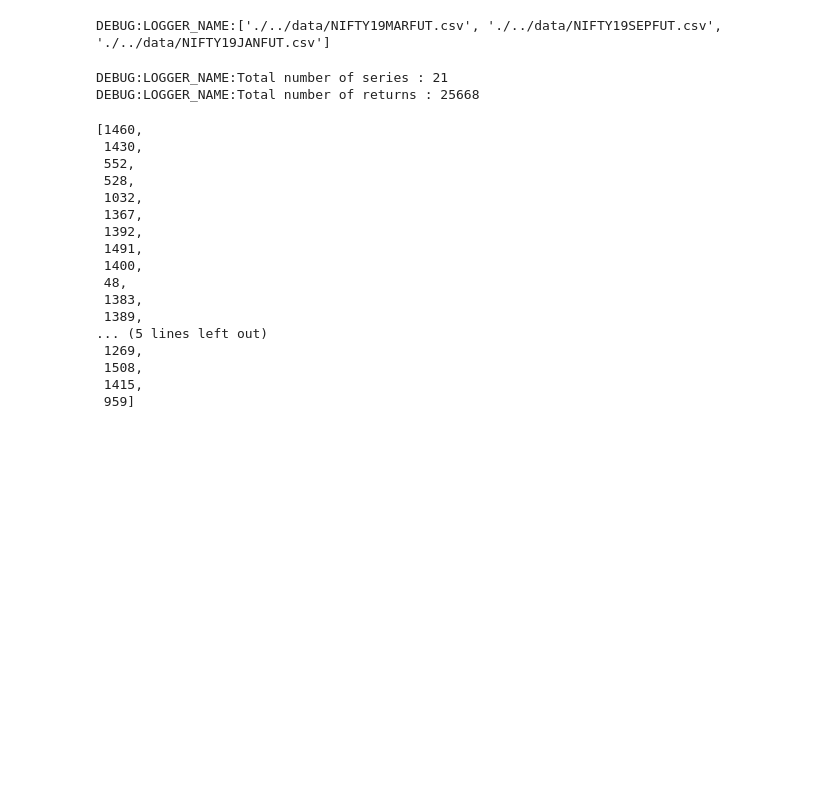
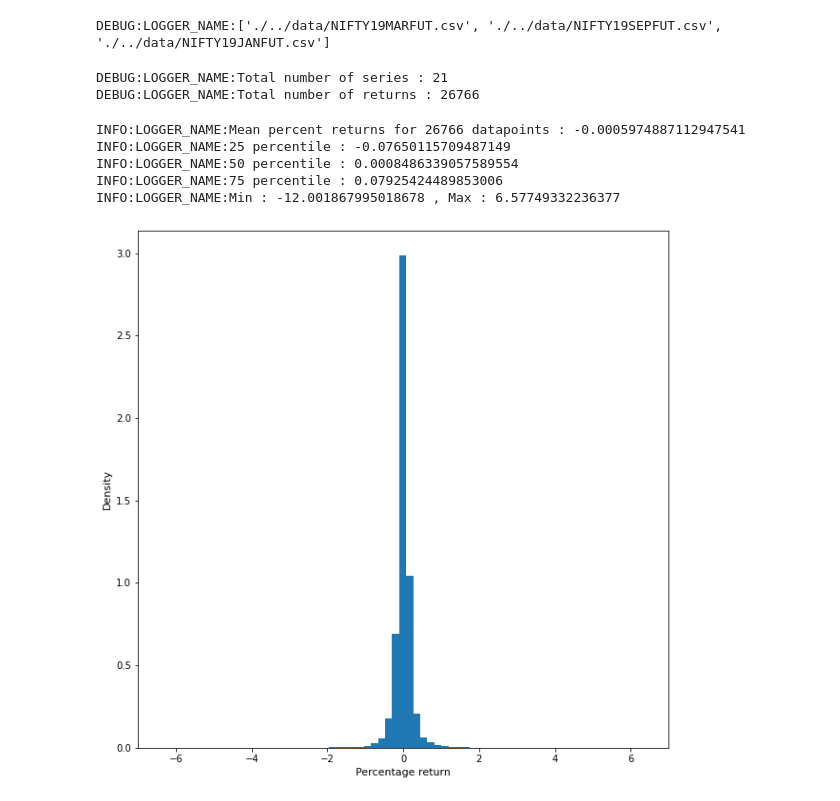
Before and after one commit to yantraguru/quanttrade, a Jupyter notebook: notebooks/Typical Returns on NIFTY futures (15 Min and 75 Min).ipynb, the cells around one changed output. Drawn from its saved outputs; the diff is of its cells as text; code cells hidden in the pictures; blank space fills up the shorter version.

Commit message:
added visuals for returns

```diff
--- a/notebooks/Typical Returns on NIFTY futures (15 Min and 75 Min).ipynb
+++ b/notebooks/Typical Returns on NIFTY futures (15 Min and 75 Min).ipynb
@@ -70,10 +78,11 @@ logger.debug(data_file_path_list[:3])
 # %% [output]
 DEBUG:LOGGER_NAME:['./../data/NIFTY19MARFUT.csv', './../data/NIFTY19SEPFUT.csv', './../data/NIFTY19JANFUT.csv']
 # %%
-# Convert a 1 min data to 15 min Candle
+# Convert a 1 min data to 15 min Candle. dropna() drops any time windows outside business hours
 
 def aggregate_to_15Min(data : pd.DataFrame) -> pd.DataFrame:
     min15_data = data.resample('15min', origin='start').agg(OHLC_CONVERSION_DICT)
+    min15_data.dropna(how='any', inplace=True)
     return min15_data
 # %%
 # Convert a 1 min data to 75 min Candle
@@ -105,24 +114,36 @@ logger.debug('Total number of series : %d' % len(pct_returns_15min_temp))
 logger.debug('Total number of returns : %d' % len(pct_returns_15min))
 # %% [output]
 DEBUG:LOGGER_NAME:Total number of series : 21
-DEBUG:LOGGER_NAME:Total number of returns : 25668
+DEBUG:LOGGER_NAME:Total number of returns : 26766
-# %%
-[len(x) for x in pct_returns_15min_temp]
-# %% [output]
-[1460,
- 1430,
- 552,
- 528,
- 1032,
- 1367,
- 1392,
- 1491,
- 1400,
- 48,
- 1383,
- 1389,
-... (5 lines left out)
- 1269,
- 1508,
- 1415,
- 959]
+# %%
+# Basic statistics for 15 min return
+
+logger.info('Mean percent returns for {} datapoints : {}'.format(len(pct_returns_15min), np.mean(pct_returns_15min)))
+logger.info('25 percentile : {} '.format(np.percentile(pct_returns_15min, 25)))
+logger.info('50 percentile : {} '.format(np.percentile(pct_returns_15min, 50)))
+logger.info('75 percentile : {} '.format(np.percentile(pct_returns_15min, 75)))
+
+logger.info('Min : {} , Max : {}'.format(np.min(pct_returns_15min), np.max(pct_returns_15min)))
+# %% [output]
+INFO:LOGGER_NAME:Mean percent returns for 26766 datapoints : -0.0005974887112947541
+INFO:LOGGER_NAME:25 percentile : -0.07650115709487149
+INFO:LOGGER_NAME:50 percentile : 0.0008486339057589554
+INFO:LOGGER_NAME:75 percentile : 0.07925424489853006
+INFO:LOGGER_NAME:Min : -12.001867995018678 , Max : 6.57749332236377
+# %%
+# Visualize histogram of returns to check the distribution
+
+ret_series = pd.Series(pct_returns_15min)
+fig, ax = plt.subplots(figsize = (10,10))
+
+ret_series.plot(kind = "hist", density = True, bins = 100)
+
+ax.set_xlabel('Distribution of 15 min returns on NIFTY futures', fontsize=15)
+ax.set_xlabel('Percentage return', fontsize=11)
+ax.set_ylabel('Density', fontsize=11)
+
+ax.set_xlim(-7, 7)
+
+plt.show()
+# %% [output]
+[figure, added]
```
Also changed, not shown: parts of 11 cells of this notebook.
